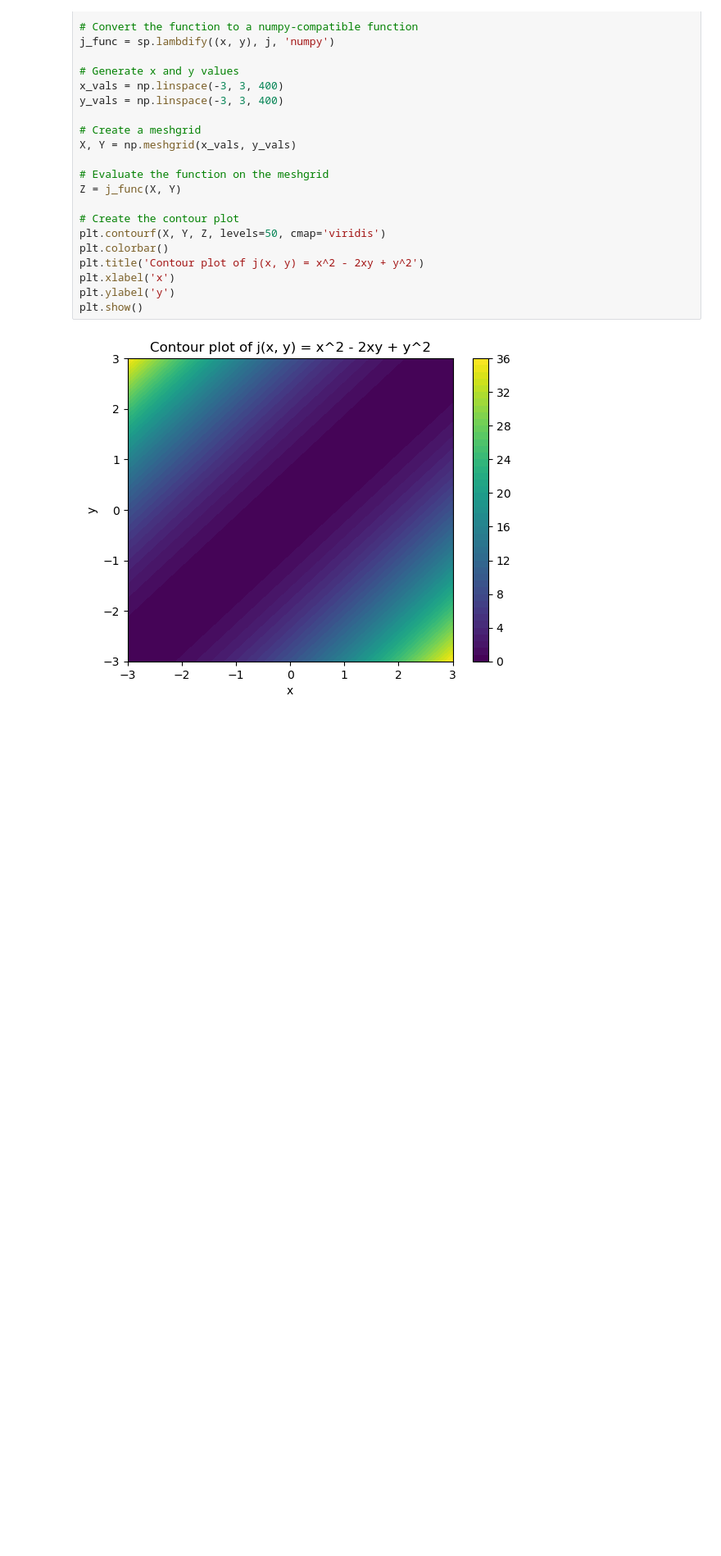
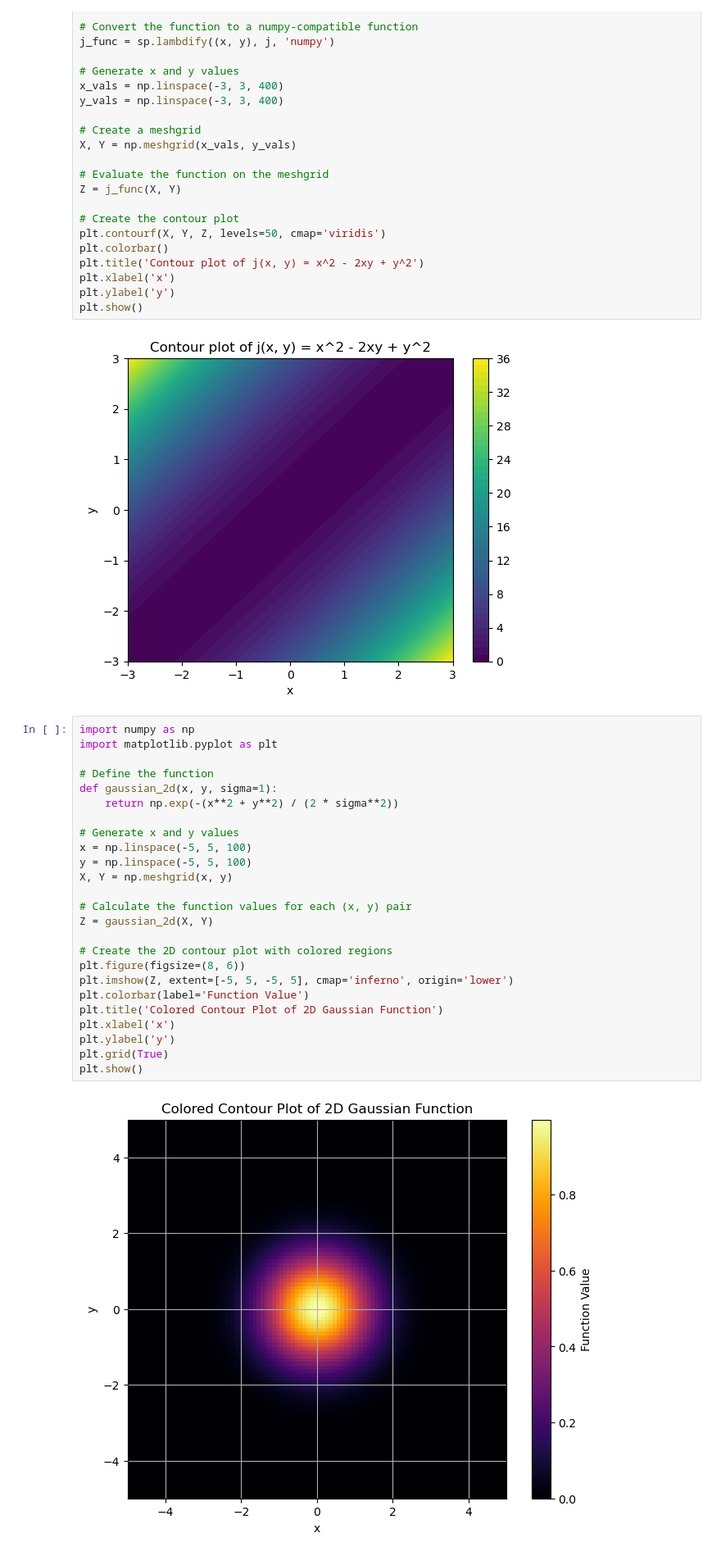
Before and after one commit to RishabhDBhatia/python-assignments-portfolio, a Jupyter notebook: KritikCode9.ipynb, the cells around one changed output. Shown: that part at 82% size. Cells and saved outputs as stored; diff of their text form; blank space fills up the shorter version.

```diff
--- a/KritikCode9.ipynb
+++ b/KritikCode9.ipynb
@@ -107,3 +107,30 @@ plt.ylabel('y')
 plt.show()
 # %% [output]
 [figure]
+# %%
+import numpy as np
+import matplotlib.pyplot as plt
+
+# Define the function
+def gaussian_2d(x, y, sigma=1):
+    return np.exp(-(x**2 + y**2) / (2 * sigma**2))
+
+# Generate x and y values
+x = np.linspace(-5, 5, 100)
+y = np.linspace(-5, 5, 100)
+X, Y = np.meshgrid(x, y)
+
+# Calculate the function values for each (x, y) pair
+Z = gaussian_2d(X, Y)
+
+# Create the 2D contour plot with colored regions
+plt.figure(figsize=(8, 6))
+plt.imshow(Z, extent=[-5, 5, -5, 5], cmap='inferno', origin='lower')
+plt.colorbar(label='Function Value')
+plt.title('Colored Contour Plot of 2D Gaussian Function')
+plt.xlabel('x')
+plt.ylabel('y')
+plt.grid(True)
+plt.show()
+# %% [output]
+[figure, added]
```
